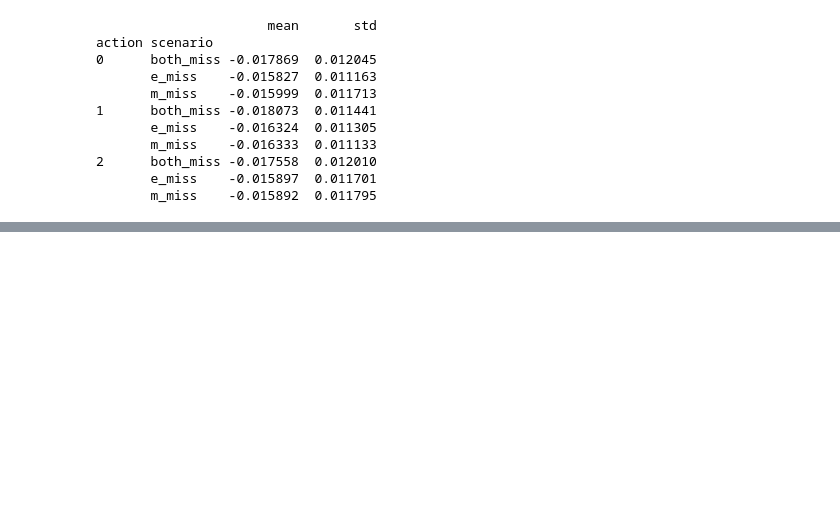
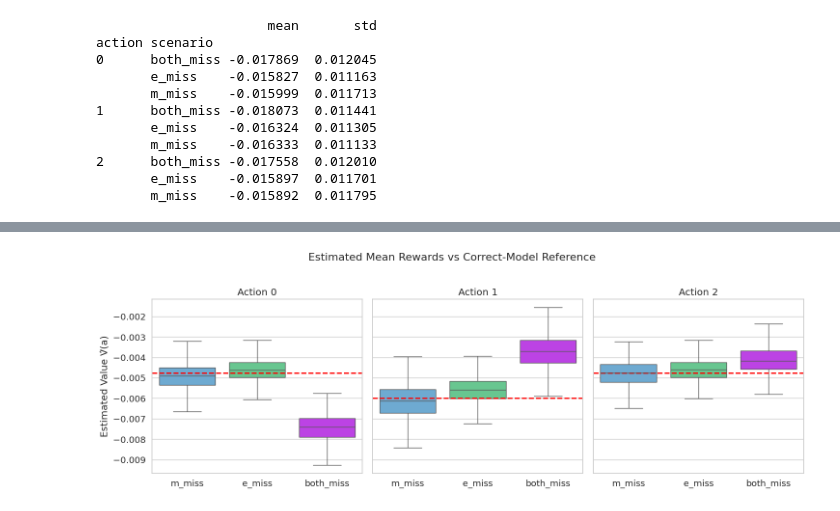
Before and after one commit to sourav-ad/cra-framework, a Jupyter notebook: notebooks/cra_simulation.ipynb, the cells around one changed output, grey strips where cells are left out. Cells and saved outputs as stored; diff of their text form; code cells hidden in the pictures; blank space fills up the shorter version.

```diff
--- a/notebooks/cra_simulation.ipynb
+++ b/notebooks/cra_simulation.ipynb
@@ -132,0 +314,64 @@ action scenario
+# %%
+
+
+# ------------------------------------------------------------
+# 1. Load simulation results
+# ------------------------------------------------------------
+df = pd.read_csv("../data/sims/baseline.csv")
+
+# df contains:
+# seed, action, scenario, estimate, est_correct, delta
+
+# ------------------------------------------------------------
+# 2. Extract correct-model mean per action
+# ------------------------------------------------------------
+correct_means = (
+    df[df["scenario"] == "correct"]
+    .groupby("action")["estimate"]
+    .mean()
+    .to_dict()
+)
+
+# ------------------------------------------------------------
+# 3. Filter to only the misspecification scenarios
+# ------------------------------------------------------------
+df_plot = df[df["scenario"].isin(["m_miss", "e_miss", "both_miss"])]
+
+# ------------------------------------------------------------
+# 4. Plot raw estimates with horizontal correct-mean line
+# ------------------------------------------------------------
+sns.set_theme(style="whitegrid", font_scale=1.2)
+
+actions = sorted(df_plot["action"].unique())
+fig, axes = plt.subplots(1, len(actions), figsize=(15, 5), sharey=True)
+
+for idx, a in enumerate(actions):
+    ax = axes[idx]
+    subset = df_plot[df_plot["action"] == a]
+
+    sns.boxplot(
+        data=subset,
+        x="scenario",
+        y="estimate",
+        order=["m_miss", "e_miss", "both_miss"],
+        palette=["#5DADE2", "#58D68D", "#C928FF"],
+        ax=ax,
+        showfliers=False
+    )
+
+    # Correct-model reference line
+    ax.axhline(correct_means[a], color="red", linestyle="--", linewidth=2)
+
+    ax.set_title(f"Action {a}")
+    ax.set_xlabel("")
+    if idx == 0:
+        ax.set_ylabel("Estimated Value V̂(a)")
+    else:
+        ax.set_ylabel("")
+
+plt.suptitle("Estimated Mean Rewards vs Correct-Model Reference", fontsize=16, y=1.02)
+plt.tight_layout()
+
+plt.show()
+# %% [output]
+[figure, added]
```
Also changed, not shown: parts of 8 cells of this notebook, 21 other files.
